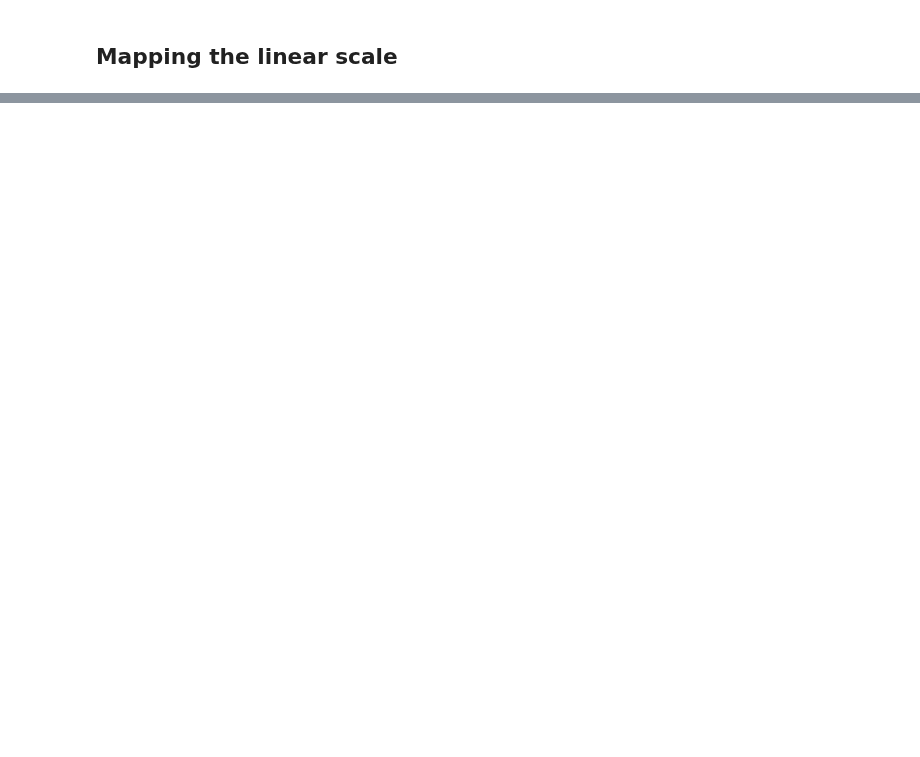
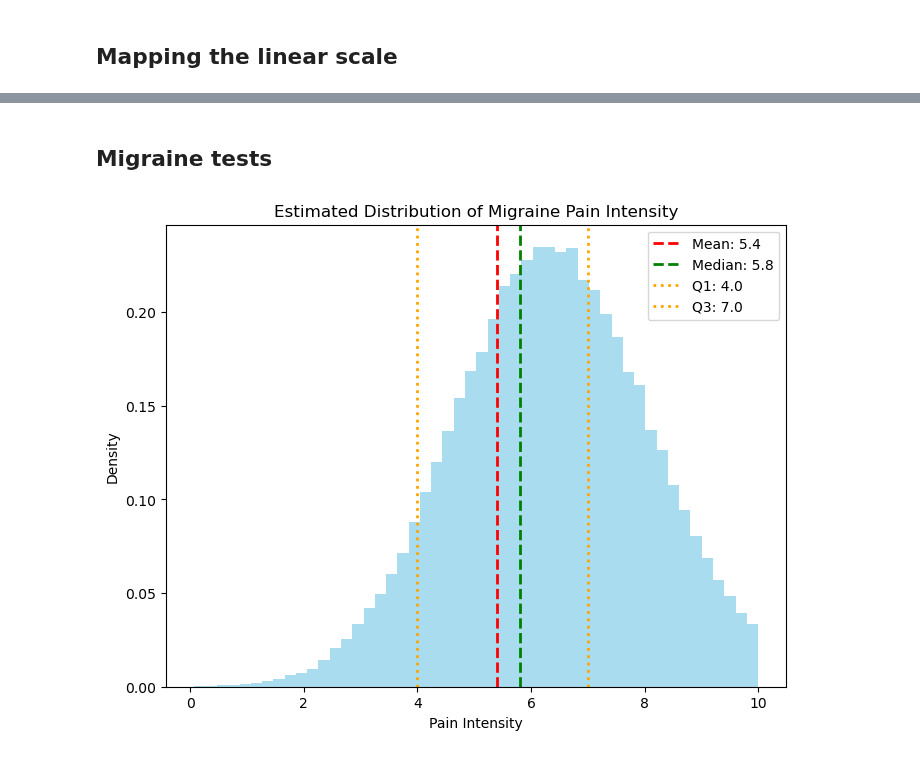
Before and after one commit to aph-research/cluster-headaches, a Jupyter notebook: Cluster headache full model.ipynb, the cells around one changed output, grey strips where cells are left out. Drawn from its saved outputs; the diff is of its cells as text; code cells hidden in the pictures; blank space fills up the shorter version.

```diff
--- a/Cluster headache full model.ipynb
+++ b/Cluster headache full model.ipynb
@@ -1063,0 +1106,42 @@ $\displaystyle I(x) = \left(\frac{x}{10}\right)^p \cdot M$
+# %% [markdown]
+## Migraine tests
+# %%
+from scipy.stats import skewnorm
+
+# Given statistics
+mean = 5.4
+std_dev = 2.0
+median = 5.8
+q1, q3 = 4.0, 7.0
+
+# Estimate skewness parameter
+a = -4 * (mean - median) / std_dev
+
+# Generate a large sample from the skewed normal distribution
+size = 100000  # Increased sample size
+data = []
+
+while len(data) < size:
+    sample = skewnorm.rvs(a, loc=mean, scale=std_dev)
+    if 0 <= sample <= 10:
+        data.append(sample)
+
+data = np.array(data)
+
+# Plot the distribution
+plt.figure(figsize=(8, 6))
+plt.hist(data, bins=50, density=True, alpha=0.7, color='skyblue')
+plt.xlabel('Pain Intensity')
+plt.ylabel('Density')
+plt.title('Estimated Distribution of Migraine Pain Intensity')
+
+# Add vertical lines for mean, median, and quartiles
+plt.axvline(mean, color='red', linestyle='dashed', linewidth=2, label=f'Mean: {mean}')
+plt.axvline(median, color='green', linestyle='dashed', linewidth=2, label=f'Median: {median}')
+plt.axvline(q1, color='orange', linestyle='dotted', linewidth=2, label=f'Q1: {q1}')
+plt.axvline(q3, color='orange', linestyle='dotted', linewidth=2, label=f'Q3: {q3}')
+
+plt.legend()
+plt.show()
+# %% [output]
+[figure, added]
```
Also changed, not shown: parts of 8 cells of this notebook, 2 other files.
